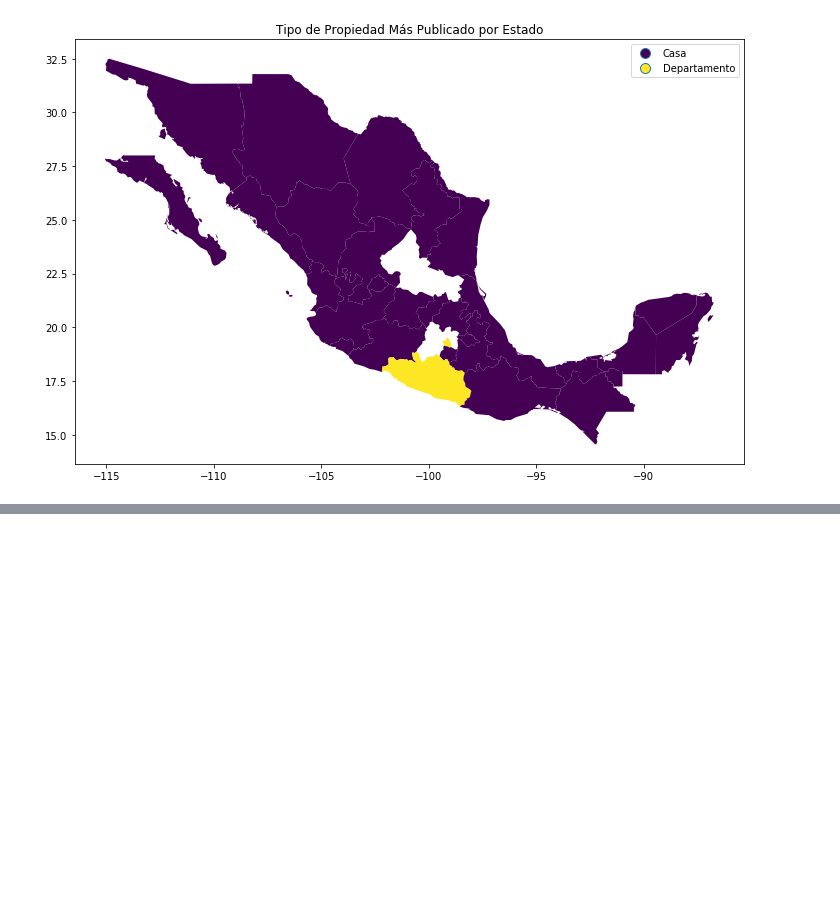
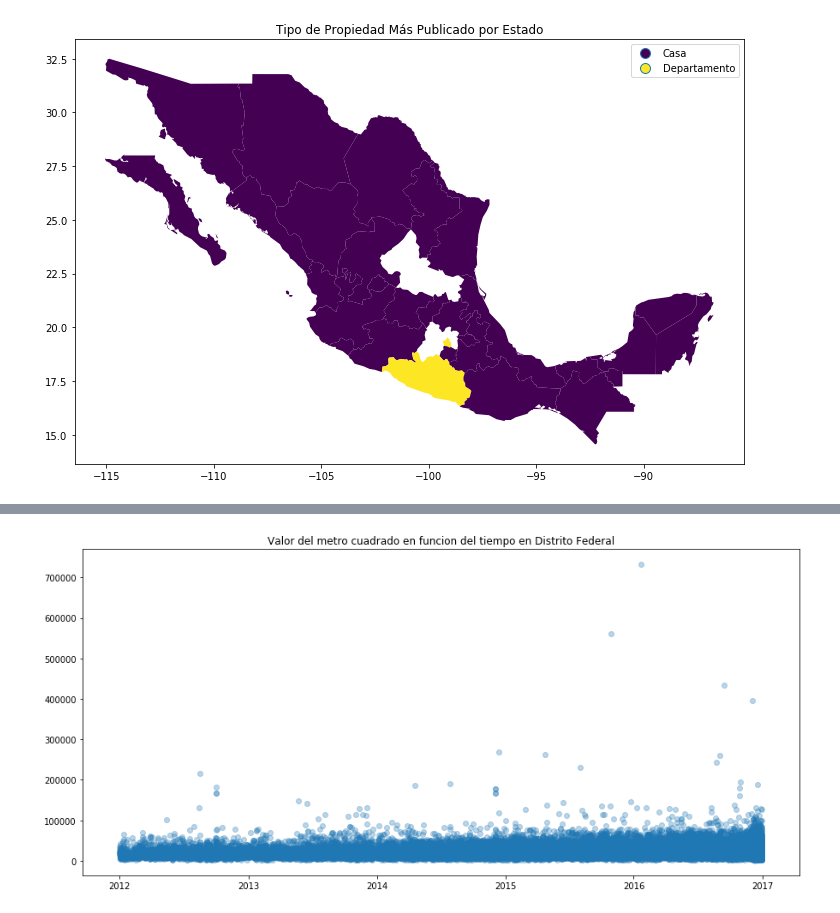
Before and after one commit to Manuel-Sturla/TP1-Datos, a Jupyter notebook: AnalisisAndyFinal.ipynb, the cells around one changed output, grey strips where cells are left out. Drawn from its saved outputs; the diff is of its cells as text; code cells hidden in the pictures; blank space fills up the shorter version.

```diff
--- a/AnalisisAndyFinal.ipynb
+++ b/AnalisisAndyFinal.ipynb
@@ -16,6 +16,7 @@ df = pd.read_csv(path, index_col='id', parse_dates=['fecha'])
 df.loc[df['tipodepropiedad'] == 'Casa uso de suelo', 'tipodepropiedad'] = 'Casa'
 df.loc[df['tipodepropiedad'] == 'Departamento Compartido', 'tipodepropiedad'] = 'Departamento'
 df.loc[df['tipodepropiedad'] == 'Apartamento', 'tipodepropiedad'] = 'Departamento'
+df.loc[df['tipodepropiedad'] == 'Edificio', 'tipodepropiedad'] = 'Departamento'
 df.loc[df['tipodepropiedad'] == 'Local Comercial', 'tipodepropiedad'] = 'Oficina comercial'
 df.loc[df['tipodepropiedad'] == 'Bodega comercial', 'tipodepropiedad'] = 'Oficina comercial'
 df.loc[df['tipodepropiedad'] == 'Terreno comercial', 'tipodepropiedad'] = 'Oficina comercial'
@@ -118,3 +118,9 @@ merge.head()
 geoplot = merge.plot(figsize=(12,12),column='tipodepropiedad',legend=True,cmap='viridis').set_title('Tipo de Propiedad Más Publicado por Estado')
 # %% [output]
 [figure]
+# %%
+print("ANALISIS DEL PRECIO POR METRO CUADRADO EN FUNCION DEL TIEMPO")
+df5 = df.copy()
+df5['PRECIOM2'] = df5['precio']/df5['metrostotales']
+df5_filtrado = df5[df5['provincia']=='Distrito Federal']
+df5_filtrado.head()
@@ -120,0 +136,8 @@ geoplot = merge.plot(figsize=(12,12),column='tipodepropiedad',legend=True,cmap='
+# %%
+plt.figure(figsize=(15, 7))
+plt.ticklabel_format(style='plain', axis='y')
+fig = plt.scatter(x=df5_filtrado.fecha.tolist(), y=df5_filtrado.PRECIOM2,alpha=0.3)
+plt.title('Valor del metro cuadrado en funcion del tiempo en Distrito Federal')
+plt.show()
+# %% [output]
+[figure, added]
```
Also changed, not shown: parts of 23 cells of this notebook, 2 other files.
